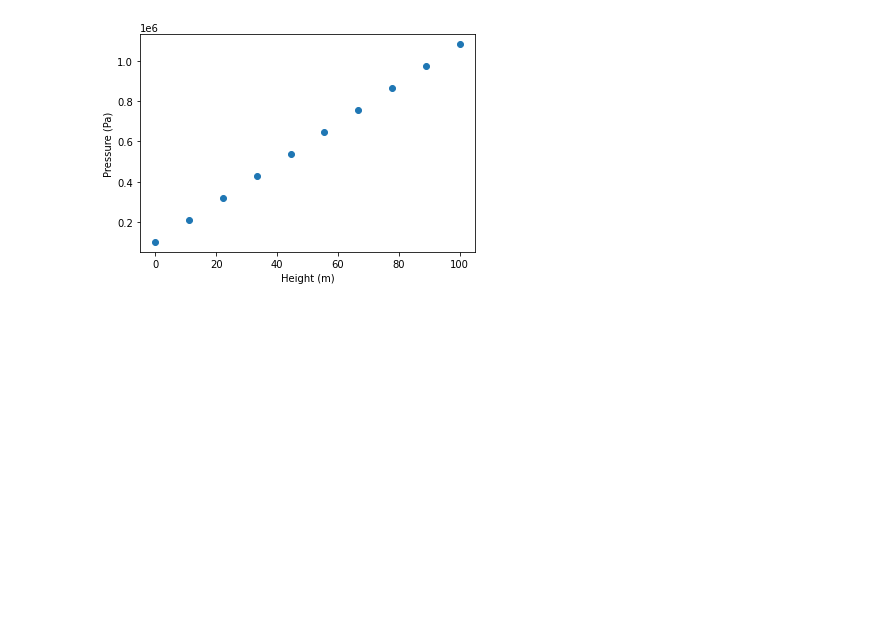
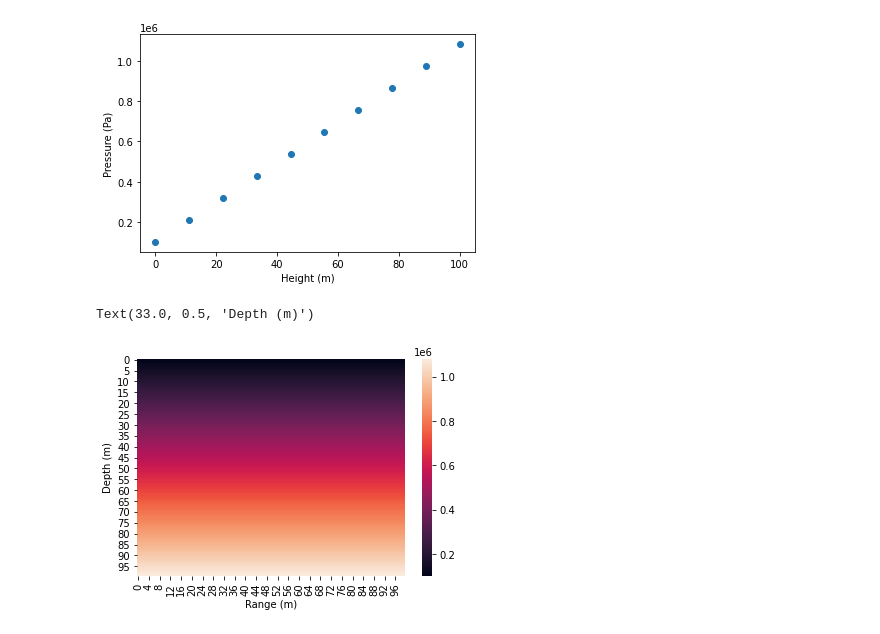
Before and after one commit to astrocardozo/IB-Physics, a Jupyter notebook: IB_Physics_2/Unit 1- Fluids/Guided Notes.ipynb, the cells around one changed output. Saved outputs shown, nothing was run; the diff lists cells and outputs as text; code cells hidden in the pictures; blank space fills up the shorter version.

Commit message:
Added heat map modeling pressure as a fuction of depth

```diff
--- a/IB_Physics_2/Unit 1- Fluids/Guided Notes.ipynb
+++ b/IB_Physics_2/Unit 1- Fluids/Guided Notes.ipynb
@@ -68,0 +71,18 @@ Text(0, 0.5, 'Pressure (Pa)')
+# %%
+def Pressure(P1,rho,g,h):
+    P = P1 + rho*g*h
+    return P
+
+h = np.linspace(0,100,100)
+x = np.linspace(0,100,100)
+x,h = np.meshgrid(x,h)
+P1 = 1.01E5
+rho = 1E3
+g = 9.81
+z = Pressure(P1,rho,g,h)
+ax = sb.heatmap(z)
+plt.xlabel('Range (m)')
+plt.ylabel('Depth (m)')
+# %% [output]
+Text(33.0, 0.5, 'Depth (m)')
+[figure, added]
```
Also changed, not shown: parts of 1 cell of this notebook.
